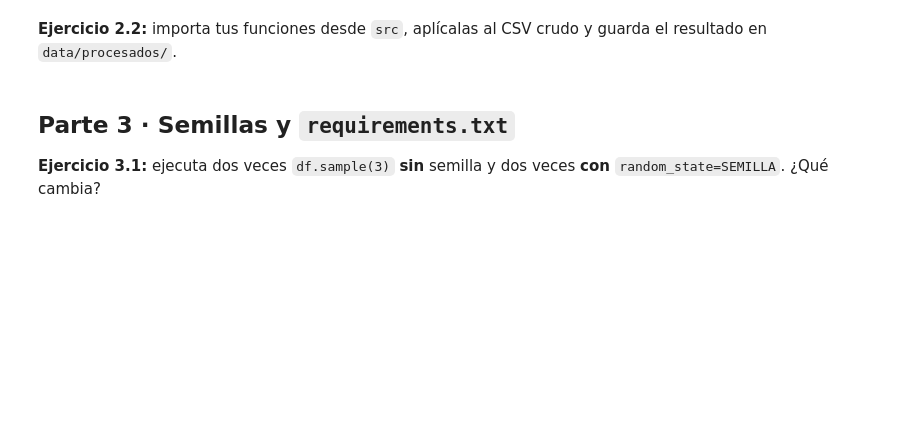
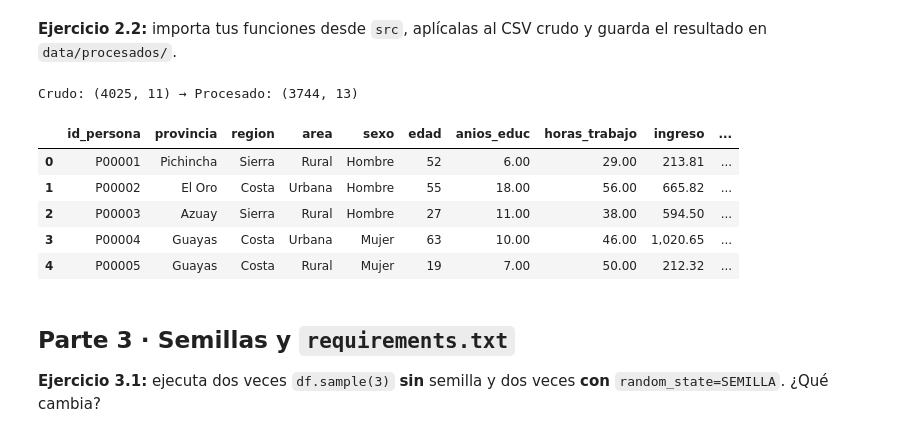
Before and after one commit to Vidajame83/practica_4, a Jupyter notebook: S3_P4_Jaramillo.ipynb, the cells around one changed output. Saved outputs shown, nothing was run; the diff lists cells and outputs as text; code cells hidden in the pictures; blank space fills up the shorter version.

```diff
--- a/S3_P4_Jaramillo.ipynb
+++ b/S3_P4_Jaramillo.ipynb
@@ -112,16 +138,23 @@ def agregar_variables(df: pd.DataFrame) -> pd.DataFrame:
 **Ejercicio 2.2:** importa tus funciones desde `src`, aplícalas al CSV crudo y guarda el resultado en `data/procesados/`.
 # %%
 import sys
-sys.path.append("mi_proyecto")
-# TU CÓDIGO AQUÍ
+sys.path.append("P4")
 from src.limpieza import limpiar, agregar_variables
 
-crudo = pd.read_csv("mi_proyecto/data/crudos/enemdu.csv")
+crudo = pd.read_csv("P4/data/crudos/enemdu.csv")
 procesado = agregar_variables(limpiar(crudo))
 
-procesado.to_csv("mi_proyecto/data/procesados/enemdu_limpio.csv", index=False)
+procesado.to_csv("P4//data/procesados/enemdu_limpio.csv", index=False)
 print("Crudo:", crudo.shape, "→ Procesado:", procesado.shape)
 procesado.head()
+# %% [output]
+Crudo: (4025, 11) → Procesado: (3744, 13)
+|  | id_persona | provincia | region | area | sexo | edad | anios_educ | horas_trabajo | ingreso | ... |
+| 0 | P00001 | Pichincha | Sierra | Rural | Hombre | 52 | 6.00 | 29.00 | 213.81 | ... |
+| 1 | P00002 | El Oro | Costa | Urbana | Hombre | 55 | 18.00 | 56.00 | 665.82 | ... |
+| 2 | P00003 | Azuay | Sierra | Rural | Hombre | 27 | 11.00 | 38.00 | 594.50 | ... |
+| 3 | P00004 | Guayas | Costa | Urbana | Mujer | 63 | 10.00 | 46.00 | 1,020.65 | ... |
+| 4 | P00005 | Guayas | Costa | Rural | Mujer | 19 | 7.00 | 50.00 | 212.32 | ... |
 # %% [markdown]
 ## Parte 3 · Semillas y `requirements.txt`
 **Ejercicio 3.1:** ejecuta dos veces `df.sample(3)` **sin** semilla y dos veces **con** `random_state=SEMILLA`. ¿Qué cambia?
```
Also changed, not shown: parts of 16 cells of this notebook.
